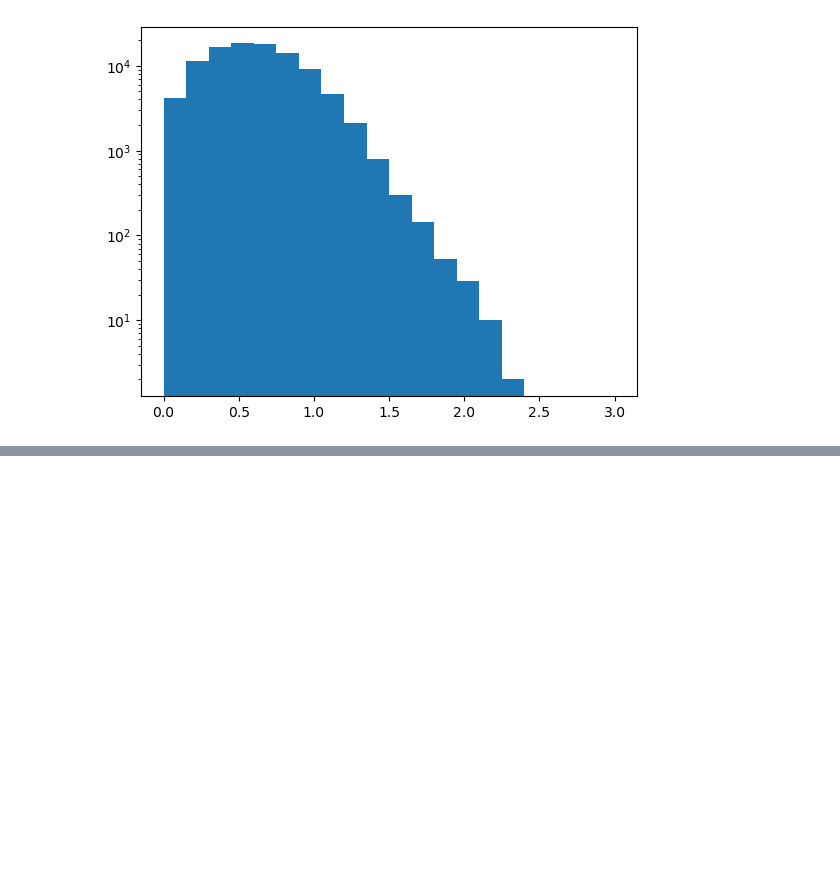
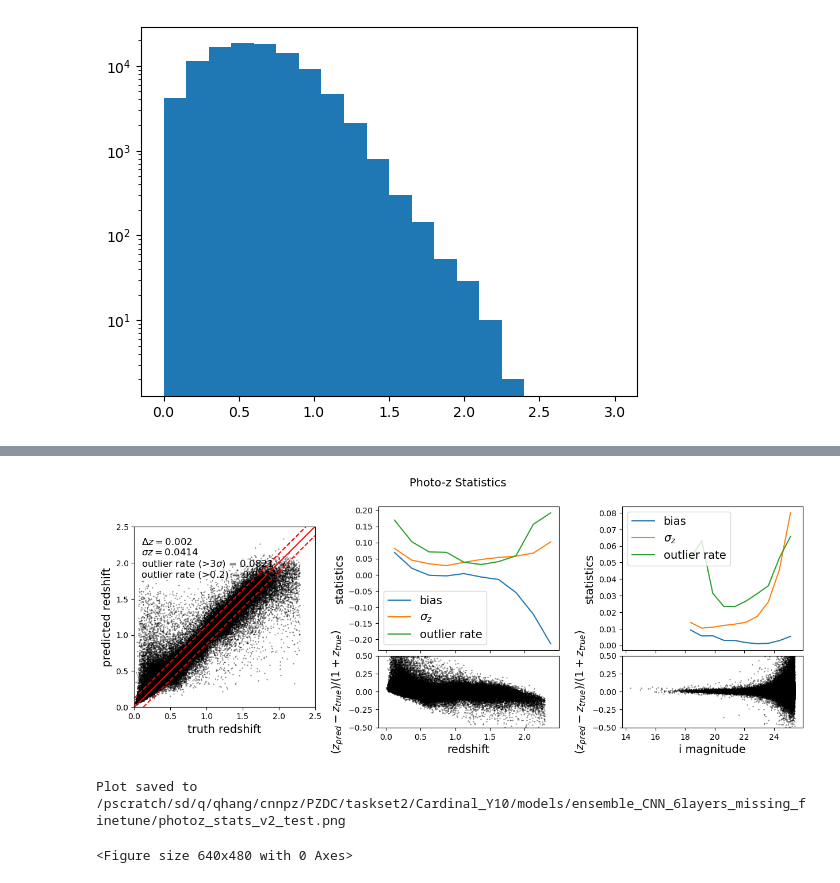
Before and after one commit to hangqianjun/mlpz_cnn_deepset, a Jupyter notebook: CNN_photoz-ensemble-pz_challenge_t2.ipynb, the cells around one changed output, grey strips where cells are left out. Saved outputs shown, nothing was run; the diff lists cells and outputs as text; code cells hidden in the pictures; blank space fills up the shorter version.

```diff
--- a/CNN_photoz-ensemble-pz_challenge_t2.ipynb
+++ b/CNN_photoz-ensemble-pz_challenge_t2.ipynb
@@ -1558,0 +1714,2 @@ plt.yscale('log')
+# %%
+y_pred_ensemble2, y_pred_STD2 = ensemble_predict(trained_models, X_test_stretch)
@@ -1558,0 +1735,13 @@ plt.yscale('log')
+# %%
+redshift_bins = np.linspace(0,2.5,11)
+imag_bins = np.linspace(18, 25.5,11)
+#fname = save_dir + "/stats.pkl"
+stats2, redshift_stats2, imag_stats2 = get_all_stats(Y_test, y_pred_ensemble2.flatten(), test_data['mag_i_lsst'], save=False,
+                                                     redshift_bins = redshift_bins, imag_bins = imag_bins)
+
+plot_stats(stats2, redshift_stats2, imag_stats2, Y_test, y_pred_ensemble2.flatten(),
+           redshift_bins, imag_bins, test_data['mag_i_lsst'], save_path=save_dir + '/photoz_stats_v2_test.png')
+# %% [output]
+[figure, added]
+Plot saved to /pscratch/sd/q/qhang/cnnpz/PZDC/taskset2/Cardinal_Y10/models/ensemble_CNN_6layers_missing_finetune/photoz_stats_v2_test.png
+<Figure size 640x480 with 0 Axes>
```
Also changed, not shown: parts of 22 cells of this notebook, 3 other files.
